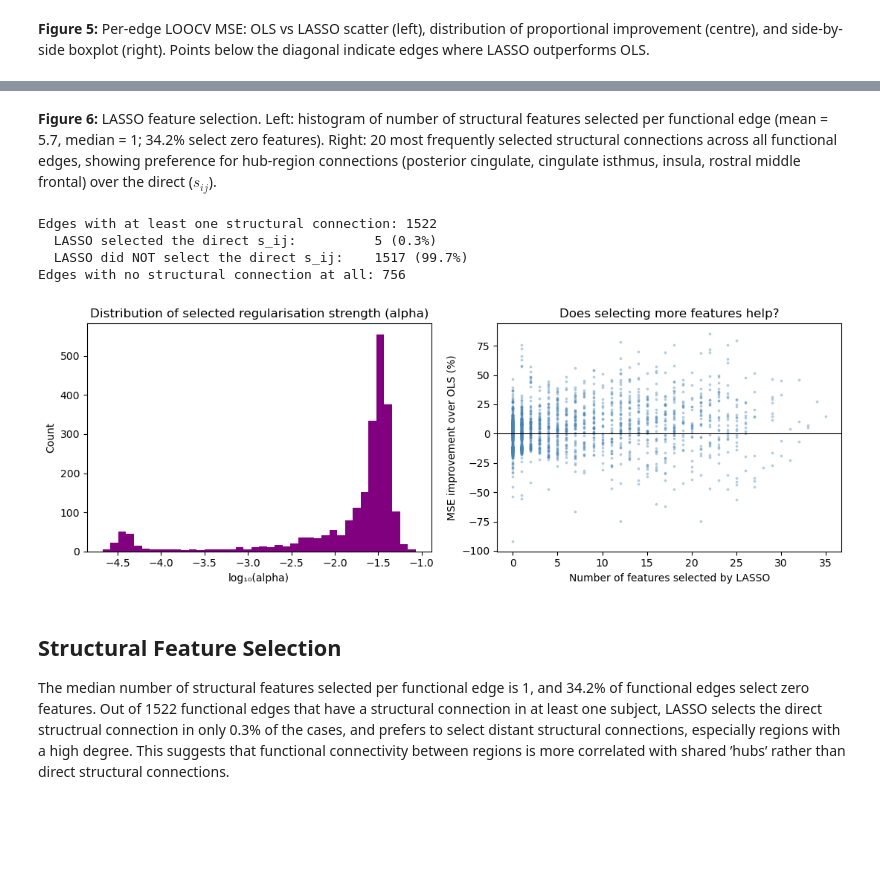
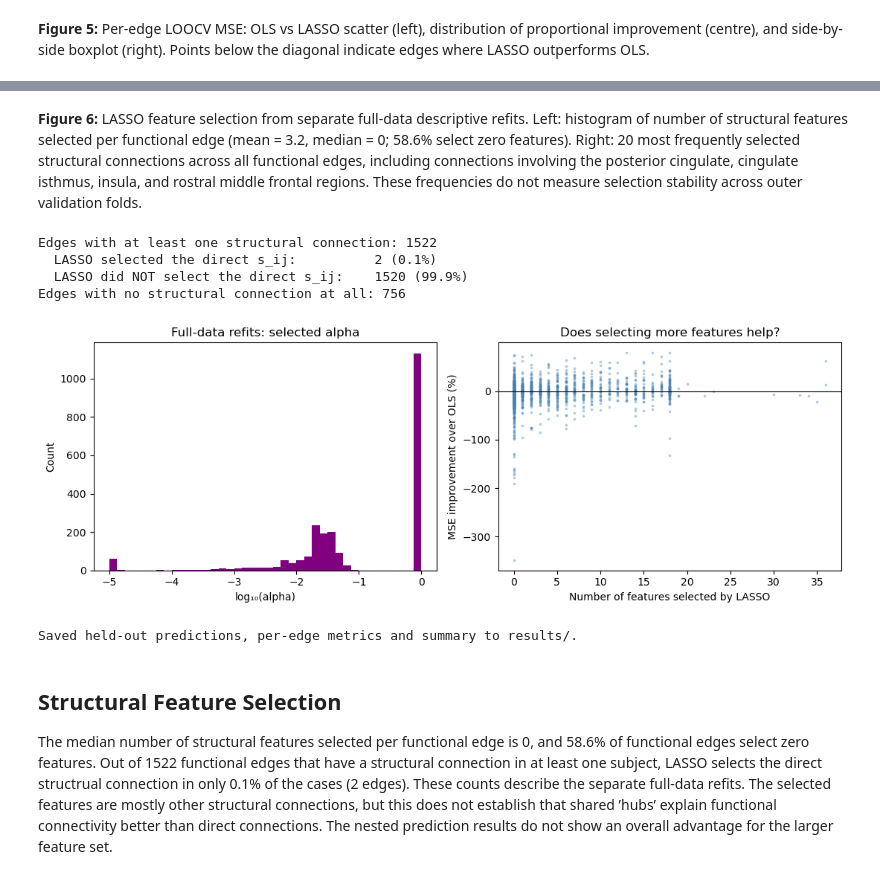
Before and after one commit to JamesHLS/Connectomes, a Jupyter notebook: lasso_connectivity_prediction.ipynb, the cells around one changed output, grey strips where cells are left out. Saved outputs shown, nothing was run; the diff lists cells and outputs as text; code cells hidden in the pictures; blank space fills up the shorter version.

Commit message:
fix:  LASSO  nested  eval

```diff
--- a/lasso_connectivity_prediction.ipynb
+++ b/lasso_connectivity_prediction.ipynb
@@ -60,20 +65,16 @@ n_edges     = len(edge_pairs)
 regions     = structural[subjects[0]].index.tolist()
 
 # Structural feature matrix and functional target matrix
-X_struct = np.zeros((n_subj, n_edges), dtype=np.float32)
-F_mat    = np.zeros((n_subj, n_edges), dtype=np.float32)
+X_struct = np.zeros((n_subj, n_edges), dtype=np.float64)
+F_mat    = np.zeros((n_subj, n_edges), dtype=np.float64)
 
 for s_idx, pid in enumerate(subjects):
     X_struct[s_idx] = structural[pid].values[mask_upper]
     F_mat[s_idx]    = functional[pid].values[mask_upper]
 
-# Standardise structural features (zero mean, unit std)
-scaler   = StandardScaler()
-X_scaled = scaler.fit_transform(X_struct)
-
-print(f"Feature matrix X: {X_struct.shape}  (subjects × structural edges)")
-print(f"Target matrix  F: {F_mat.shape}  (subjects × functional edges)")
-print(f"X mean after scaling: {X_scaled.mean():.6f}  std: {X_scaled.std():.4f}")
+# Keep raw features here. Scaling is fitted separately inside every training fold.
+print(f"Feature matrix X: {X_struct.shape} (subjects x structural edges)")
+print(f"Target matrix F: {F_mat.shape} (subjects x functional edges)")
 
 # Also flag which edges have any structural connectivity across subjects
 struct_present = (X_struct > 0).sum(axis=0)
@@ -341,5 +329,5 @@ Features selected per functional edge:
 # %% [markdown]
-**Figure 6:** LASSO feature selection. Left: histogram of number of structural features selected per functional edge (mean = 5.7, median = 1; 34.2% select zero features). Right: 20 most frequently selected structural connections across all functional edges, showing preference for hub-region connections (posterior cingulate, cingulate isthmus, insula, rostral middle frontal) over the direct ($s_{ij}$).
+**Figure 6:** LASSO feature selection from separate full-data descriptive refits. Left: histogram of number of structural features selected per functional edge (mean = 3.2, median = 0; 58.6% select zero features). Right: 20 most frequently selected structural connections across all functional edges, including connections involving the posterior cingulate, cingulate isthmus, insula, and rostral middle frontal regions. These frequencies do not measure selection stability across outer validation folds.
 # %%
 has_direct_struct = struct_present > 0    # edges present in ≥1 subject
 
@@ -354,41 +342,86 @@ for idx, feats in enumerate(selected_features):
     if feats is not None and idx in feats:
         direct_selected += 1
     else:
         direct_not_selected += 1
 
 total_with_struct = direct_selected + direct_not_selected
 print(f"Edges with at least one structural connection: {total_with_struct}")
 print(f"  LASSO selected the direct s_ij:          {direct_selected} ({direct_selected/total_with_struct*100:.1f}%)")
 print(f"  LASSO did NOT select the direct s_ij:    {direct_not_selected} ({direct_not_selected/total_with_struct*100:.1f}%)")
 print(f"Edges with no structural connection at all: {no_struct_at_all}")
 
 # Alpha distribution
 fig, axes = plt.subplots(1, 2, figsize=(11, 4))
 axes[0].hist(np.log10(lasso_alpha + 1e-10), bins=40, color="purple", edgecolor="none")
 axes[0].set_xlabel("log₁₀(alpha)")
 axes[0].set_ylabel("Count")
-axes[0].set_title("Distribution of selected regularisation strength (alpha)")
+axes[0].set_title("Full-data refits: selected alpha")
 
 # MSE improvement vs n_selected
 axes[1].scatter(lasso_n_selected, pct_better, s=3, alpha=0.3, color="steelblue")
 axes[1].axhline(0, color="black", linewidth=0.8)
 axes[1].set_xlabel("Number of features selected by LASSO")
 axes[1].set_ylabel("MSE improvement over OLS (%)")
 axes[1].set_title("Does selecting more features help?")
 
 plt.tight_layout()
 plt.savefig(str(figure_dir / 'alpha_and_nfeatures.png'), dpi=180, bbox_inches="tight")
 plt.show()
+
+# Save the actual held-out predictions and fold-specific tuning choices.
+import json
+result_dir = Path("results")
+result_dir.mkdir(exist_ok=True)
+np.savez_compressed(
+    result_dir / "lasso_nested_predictions.npz",
+    subjects=np.array(subjects), edge_pairs=np.array(edge_pairs),
+    observed=F_mat, ols_predictions=ols_predictions,
+    lasso_predictions=lasso_predictions, outer_alphas=lasso_fold_alphas,
+    alpha_grid=ALPHAS,
+)
+metrics = pd.DataFrame({
+    "region_i": [regions[i] for i, j in edge_pairs],
+    "region_j": [regions[j] for i, j in edge_pairs],
+    "ols_mse": ols_mse, "lasso_nested_mse": lasso_mse,
+    "improvement_percent": pct_better,
+    "full_refit_alpha": lasso_alpha,
+    "full_refit_feature_count": lasso_n_selected,
+})
+metrics.to_csv(result_dir / "lasso_edge_metrics.csv", index=False)
+summary_record = {
+    "protocol": "Outer leave-one-subject-out; inner 5-fold CV with fold-local scaling",
+    "alpha_grid": ALPHAS.tolist(), "inner_shuffle_seed": 0,
+    "n_subjects": n_subj, "n_edges": n_edges,
+    "ols_mean_mse": float(ols_mse.mean()),
+    "ols_median_mse": float(np.median(ols_mse)),
+    "ols_std_mse": float(ols_mse.std()),
+    "lasso_mean_mse": float(lasso_mse.mean()),
+    "lasso_median_mse": float(np.median(lasso_mse)),
+    "lasso_std_mse": float(lasso_mse.std()),
+    "percent_edges_better": float((improvement > 0).mean() * 100),
+    "mean_improvement_percent": float(pct_better.mean()),
+    "median_improvement_percent": float(np.median(pct_better)),
+    "full_refit_mean_features": float(lasso_n_selected.mean()),
+    "full_refit_median_features": float(np.median(lasso_n_selected)),
+    "full_refit_zero_features_percent": float((lasso_n_selected == 0).mean() * 100),
+    "direct_edges_present": int(total_with_struct),
+    "full_refit_direct_selected": int(direct_selected),
+    "full_refit_direct_selected_percent": float(direct_selected / total_with_struct * 100),
+    "solver_fallbacks": int(solver_fallbacks.sum()),
+}
+(result_dir / "lasso_summary.json").write_text(json.dumps(summary_record, indent=2) + "\n")
+print("Saved held-out predictions, per-edge metrics and summary to results/.")
 # %% [output]
 Edges with at least one structural connection: 1522
-  LASSO selected the direct s_ij:          5 (0.3%)
-  LASSO did NOT select the direct s_ij:    1517 (99.7%)
+  LASSO selected the direct s_ij:          2 (0.1%)
+  LASSO did NOT select the direct s_ij:    1520 (99.9%)
 Edges with no structural connection at all: 756
-[figure, old version]
+[figure, new version]
+Saved held-out predictions, per-edge metrics and summary to results/.
 # %% [markdown]
 ## Structural Feature Selection
 
-The median number of structural features selected per functional edge is 1, and 34.2% of functional edges select zero features. Out of 1522 functional edges that have a structural connection in at least one subject, LASSO selects the direct structrual connection in only 0.3% of the cases, and prefers to select distant structural connections, especially regions with a high degree. This suggests that functional connectivity between regions is more correlated with shared ’hubs’ rather than direct structural connections.
+The median number of structural features selected per functional edge is 0, and 58.6% of functional edges select zero features. Out of 1522 functional edges that have a structural connection in at least one subject, LASSO selects the direct structrual connection in only 0.1% of the cases (2 edges). These counts describe the separate full-data refits. The selected features are mostly other structural connections, but this does not establish that shared ’hubs’ explain functional connectivity better than direct connections. The nested prediction results do not show an overall advantage for the larger feature set.
 # %% [markdown]
 ## Conclusion
 
```
Also changed, not shown: parts of 13 cells of this notebook, 15 other files.
